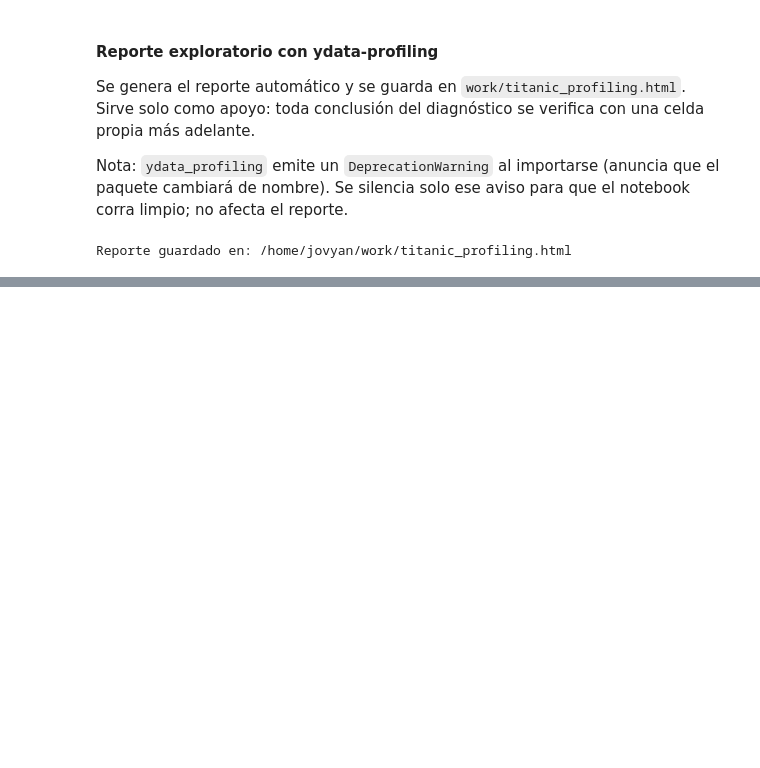
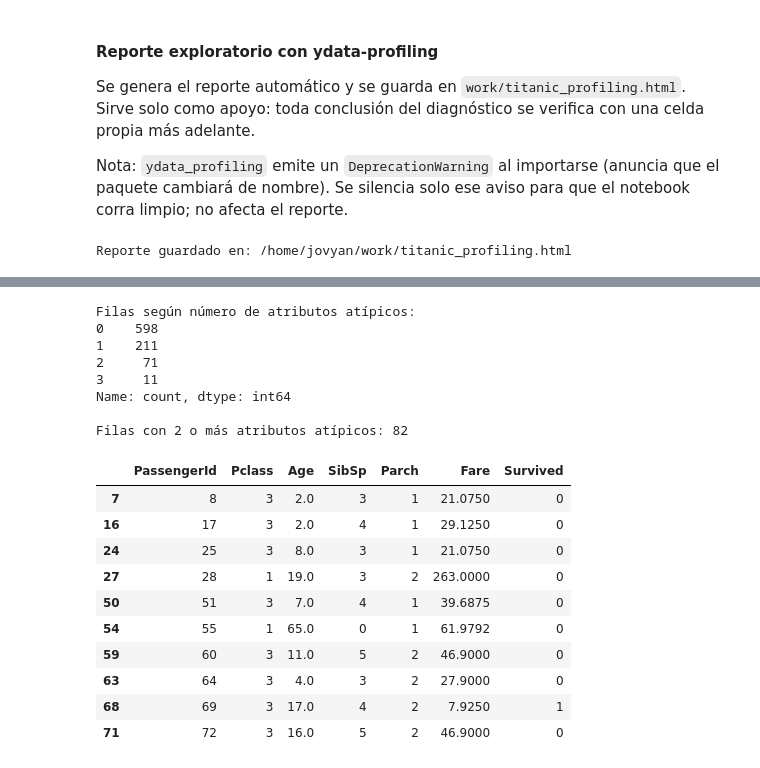
Before and after one commit to luisbr5000-art/taller_2, a Jupyter notebook: work/Taller_2_Gestion_de_Datos.ipynb, the cells around one changed output, grey strips where cells are left out. Cells and saved outputs as stored; diff of their text form; code cells hidden in the pictures; blank space fills up the shorter version.

```diff
--- a/work/Taller_2_Gestion_de_Datos.ipynb
+++ b/work/Taller_2_Gestion_de_Datos.ipynb
@@ -96,0 +230,30 @@ Reporte guardado en: /home/jovyan/work/titanic_profiling.html
+# %%
+# 1) Número de atributos atípicos por fila
+atipicos_por_attr = pd.DataFrame({col: mascara_tukey(df[col]) for col in NUM_TUKEY})
+n_atip_fila = atipicos_por_attr.sum(axis=1)
+print("Filas según número de atributos atípicos:")
+print(n_atip_fila.value_counts().sort_index())
+
+registros_multi = df.loc[n_atip_fila >= 2, ["PassengerId", "Pclass", "Age", "SibSp", "Parch", "Fare", "Survived"]]
+print(f"\nFilas con 2 o más atributos atípicos: {len(registros_multi)}")
+registros_multi.head(10)
+# %% [output]
+Filas según número de atributos atípicos:
+0    598
+1    211
+2     71
+3     11
+Name: count, dtype: int64
+
+Filas con 2 o más atributos atípicos: 82
+|  | PassengerId | Pclass | Age | SibSp | Parch | Fare | Survived |
+| 7 | 8 | 3 | 2.0 | 3 | 1 | 21.0750 | 0 |
+| 16 | 17 | 3 | 2.0 | 4 | 1 | 29.1250 | 0 |
+| 24 | 25 | 3 | 8.0 | 3 | 1 | 21.0750 | 0 |
+| 27 | 28 | 1 | 19.0 | 3 | 2 | 263.0000 | 0 |
+| 50 | 51 | 3 | 7.0 | 4 | 1 | 39.6875 | 0 |
+| 54 | 55 | 1 | 65.0 | 0 | 1 | 61.9792 | 0 |
+| 59 | 60 | 3 | 11.0 | 5 | 2 | 46.9000 | 0 |
+| 63 | 64 | 3 | 4.0 | 3 | 2 | 27.9000 | 0 |
+| 68 | 69 | 3 | 17.0 | 4 | 2 | 7.9250 | 1 |
+| 71 | 72 | 3 | 16.0 | 5 | 2 | 46.9000 | 0 |
```
Also changed, not shown: parts of 10 cells of this notebook, 1 other file.
